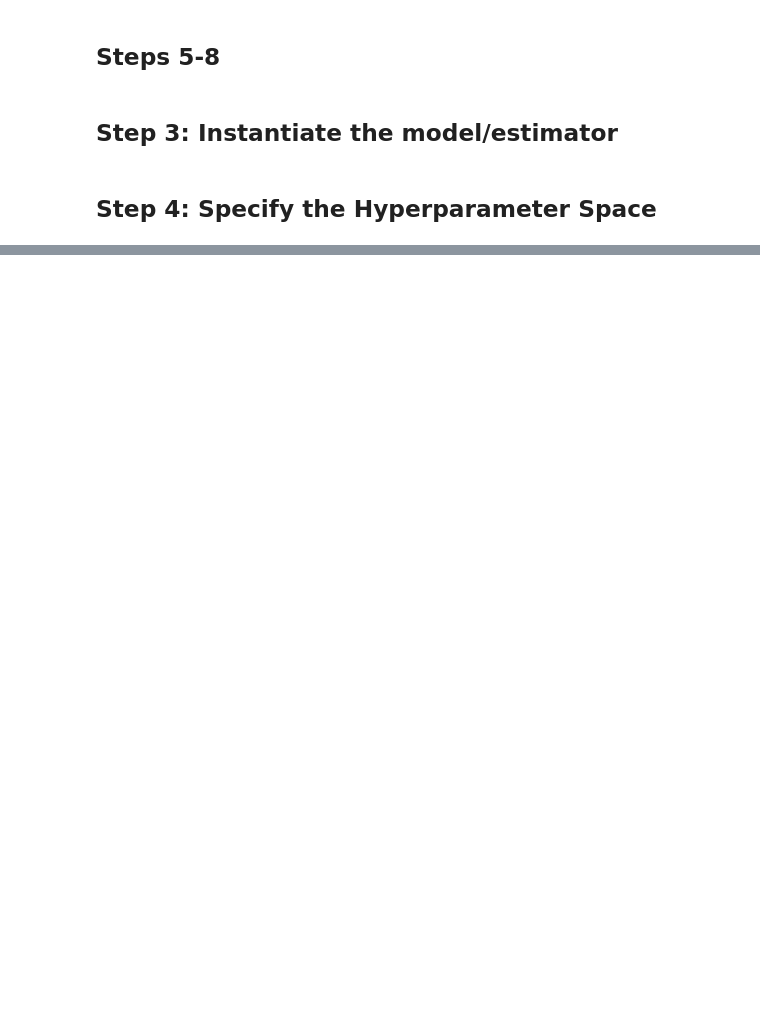
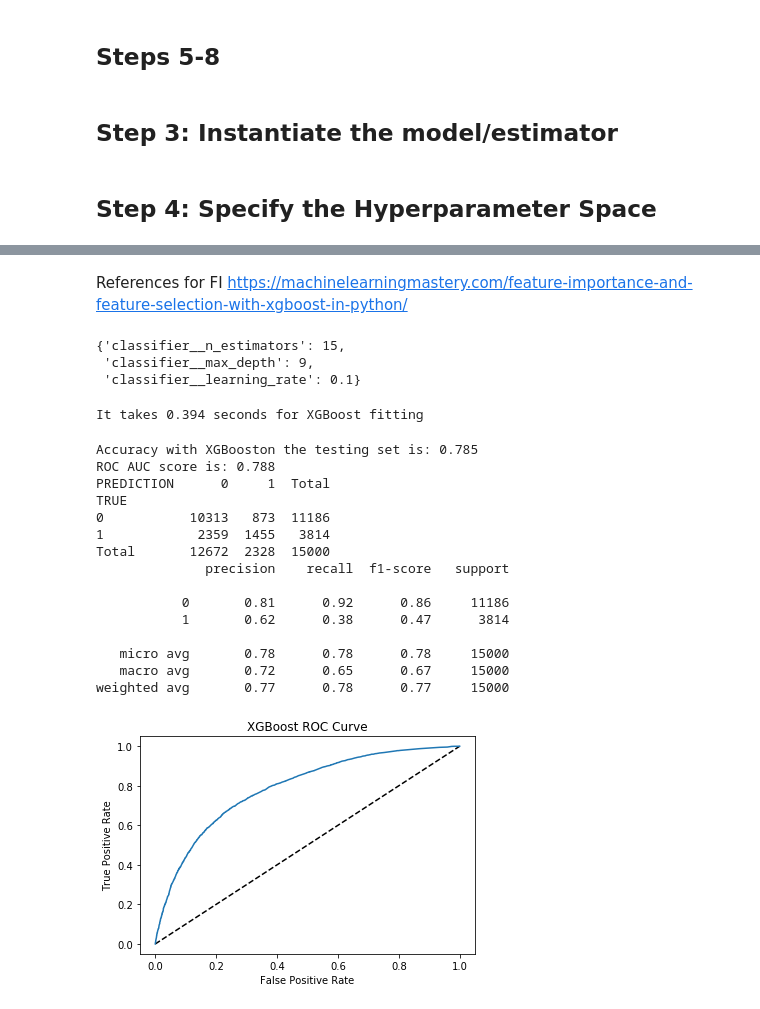
Before and after one commit to milesin3d/Springboard-MiniProjects, a Jupyter notebook: Ultimate Technologies Inc/Utimate_Technologies_Inc.ipynb, the cells around one changed output, grey strips where cells are left out. Drawn from its saved outputs; the diff is of its cells as text; code cells hidden in the pictures; blank space fills up the shorter version.

Commit message:
Completed the XGBoost Model and Feature Importance

```diff
--- a/Ultimate Technologies Inc/Utimate_Technologies_Inc.ipynb
+++ b/Ultimate Technologies Inc/Utimate_Technologies_Inc.ipynb
@@ -1453,0 +1480,63 @@ As noted by each of the metrics in the table above, the RANDOM FOREST model perf
+# %% [markdown]
+References for FI
+https://machinelearningmastery.com/feature-importance-and-feature-selection-with-xgboost-in-python/
+# %%
+xgb_cv.best_params_
+# %% [output]
+{'classifier__n_estimators': 15,
+ 'classifier__max_depth': 9,
+ 'classifier__learning_rate': 0.1}
+# %%
+best_clf = XGBClassifier(objective='binary:logistic',
+                         n_estimators= 15,
+                         max_depth= 9,
+                         learning_rate= 0.10)
+best_clf_name = 'XGBoost'
+# %%
+# fit on training
+t0 = time.time()
+best_clf.fit(X_train, y_train)
+ttt = time.time() - t0 # ttt stands for "time to train"
+print('It takes %.3f seconds for %s fitting' % (ttt, best_clf_name))
+# %% [output]
+It takes 0.394 seconds for XGBoost fitting
+# %%
+# predict on test
+y_pred = best_clf.predict(X_test)
+# %%
+# scoring the random forest model
+
+## accuracy
+print('Accuracy with ' + best_clf_name + ' on the testing set is: %.3f' % best_clf.score(X_test, y_test))
+
+y_pred_prob = best_clf.predict_proba(X_test)[:,1]
+print('ROC AUC score is: %.3f' %roc_auc_score(y_test, y_pred_prob))
+
+print(Conf_Matrix(confusion_matrix(y_test, y_pred)))
+print(classification_report(y_test, y_pred))
+
+## ROC Curve
+fpr, tpr, thresholds  = roc_curve(y_test, y_pred_prob)
+plt.plot([0,1], [0,1], 'k--')
+plt.plot(fpr, tpr, label=best_clf_name)
+plt.xlabel('False Positive Rate')
+plt.ylabel('True Positive Rate')
+plt.title('%s ROC Curve' % best_clf_name)
+plt.show()
+# %% [output]
+Accuracy with XGBooston the testing set is: 0.785
+ROC AUC score is: 0.788
+PREDICTION      0     1  Total
+TRUE
+0           10313   873  11186
+1            2359  1455   3814
+Total       12672  2328  15000
+              precision    recall  f1-score   support
+
+           0       0.81      0.92      0.86     11186
+           1       0.62      0.38      0.47      3814
+
+   micro avg       0.78      0.78      0.78     15000
+   macro avg       0.72      0.65      0.67     15000
+weighted avg       0.77      0.78      0.77     15000
+[figure, added]
```
Also changed, not shown: parts of 30 cells of this notebook.
